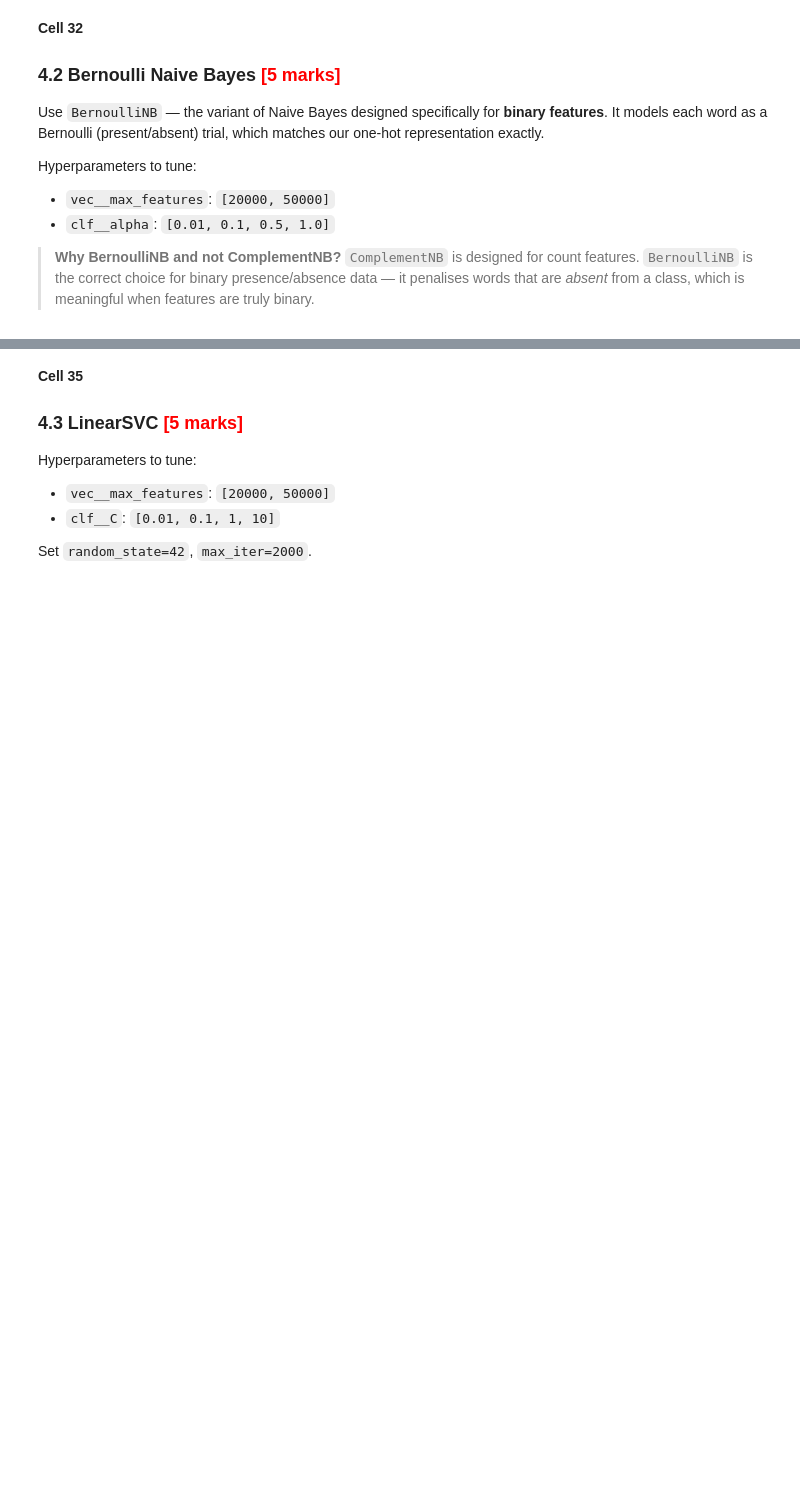
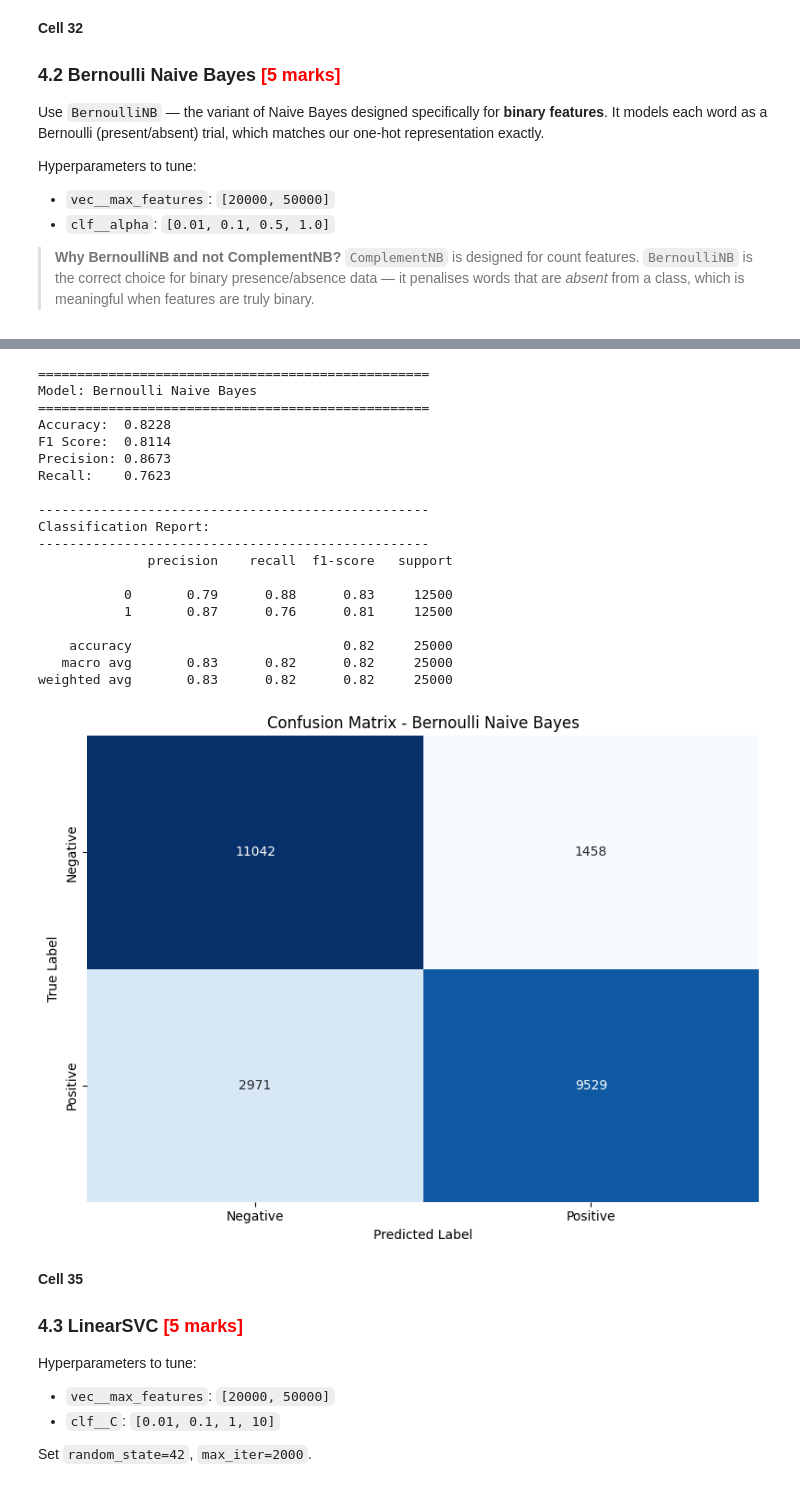
Before and after one commit to koushikroy8711/iitkgp, a Jupyter notebook: Graded Assignment 1 - Jul 18 - Sentiment Analysis Netflix/eb143b18-6af1-48d3-97d7-858ae0e05e34-Classification-Assignment-IMDB/IMDB_Sentiment_Exercise.ipynb, the cells around one changed output, grey strips where cells are left out. Drawn from its saved outputs; the diff is of its cells as text; code cells hidden in the pictures; blank space fills up the shorter version.

```diff
--- a/Graded Assignment 1 - Jul 18 - Sentiment Analysis Netflix/eb143b18-6af1-48d3-97d7-858ae0e05e34-Classification-Assignment-IMDB/IMDB_Sentiment_Exercise.ipynb
+++ b/Graded Assignment 1 - Jul 18 - Sentiment Analysis Netflix/eb143b18-6af1-48d3-97d7-858ae0e05e34-Classification-Assignment-IMDB/IMDB_Sentiment_Exercise.ipynb
@@ -502,5 +630,25 @@ Hyperparameters to tune:
 > **Why BernoulliNB and not ComplementNB?** `ComplementNB` is designed for count features. `BernoulliNB` is the correct choice for binary presence/absence data — it penalises words that are *absent* from a class, which is meaningful when features are truly binary.
 # %%
 # Cell 33
+# Create pipeline
+pipeline_bnb = Pipeline([
+    ('vec', CountVectorizer(binary=True, stop_words='english')),
+    ('clf', BernoulliNB())
+])
 
-### CODE HERE ###
+# Define hyperparameters for GridSearchCV
+param_grid_bnb = {
+    'vec__max_features': [20000, 50000],
+    'clf__alpha': [0.01, 0.1, 0.5, 1.0]
+}
+
+# Run GridSearchCV
+grid_search_bnb = GridSearchCV(pipeline_bnb, param_grid_bnb, scoring='f1', cv=5, n_jobs=-1, verbose=1)
+grid_search_bnb.fit(train_texts, y_train)
+
+# Print best parameters and CV score
+print(f"\n{'='*60}")
+print("Bernoulli Naive Bayes")
+print(f"{'='*60}")
+print(f"Best parameters: {grid_search_bnb.best_params_}")
+print(f"Best CV F1 Score: {grid_search_bnb.best_score_:.4f}")
@@ -507,7 +663,29 @@ Hyperparameters to tune:
 # %%
 # Cell 34
-
-### CODE HERE ###
+# Predict on test set and evaluate
+y_pred_bnb = grid_search_bnb.predict(test_texts)
+metrics_bnb = evaluate_model('Bernoulli Naive Bayes', y_test, y_pred_bnb)
+# %% [output]
+==================================================
+Model: Bernoulli Naive Bayes
+==================================================
+Accuracy:  0.8228
+F1 Score:  0.8114
+Precision: 0.8673
+Recall:    0.7623
+
+--------------------------------------------------
+Classification Report:
+--------------------------------------------------
+              precision    recall  f1-score   support
+
+           0       0.79      0.88      0.83     12500
+           1       0.87      0.76      0.81     12500
+
+    accuracy                           0.82     25000
+   macro avg       0.83      0.82      0.82     25000
+weighted avg       0.83      0.82      0.82     25000
+[figure, added]
 # %% [markdown]
 **Cell 35**
 
```
Also changed, not shown: parts of 39 cells of this notebook.
